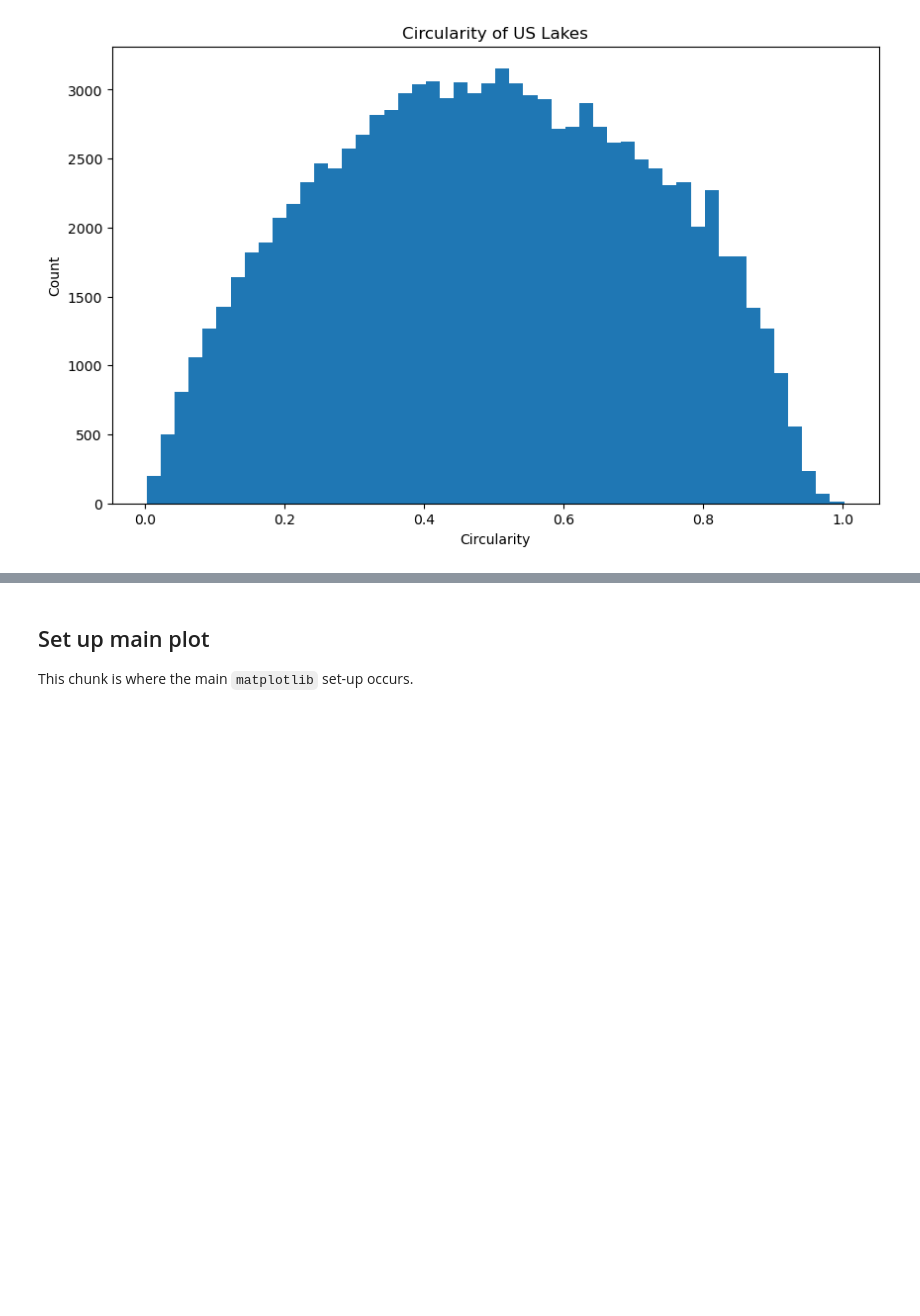
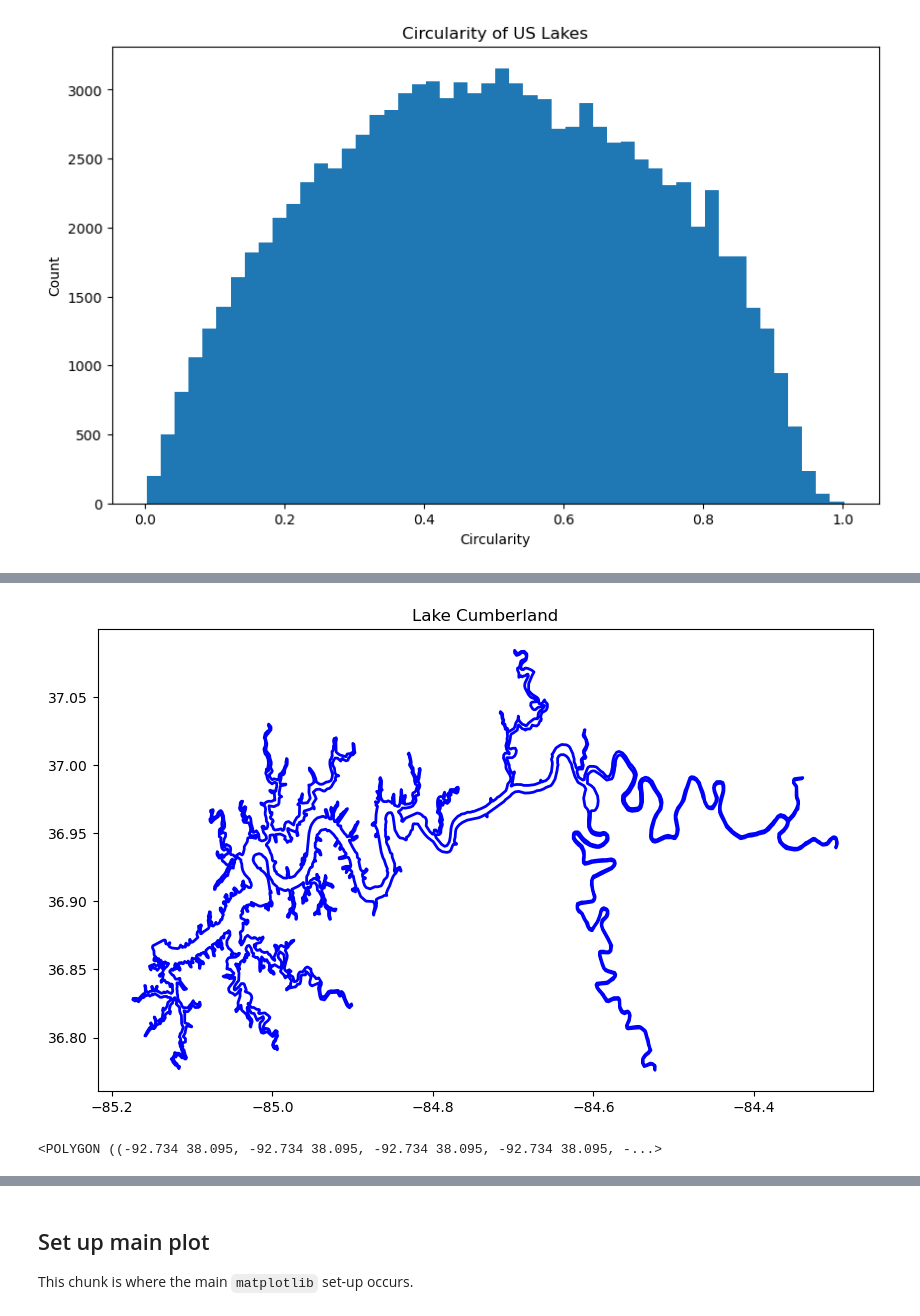
Before and after one commit to DOI-USGS/vizlab-chart-challenge-23, a Jupyter notebook: 11_circular_jhariharan/empty_template_script.ipynb, the cells around one changed output, grey strips where cells are left out. Cells and saved outputs as stored; diff of their text form; code cells hidden in the pictures; blank space fills up the shorter version.

```diff
--- a/11_circular_jhariharan/empty_template_script.ipynb
+++ b/11_circular_jhariharan/empty_template_script.ipynb
@@ -60,0 +147,25 @@ plt.show()
+# %%
+# plot figure
+fig, ax = plt.subplots(figsize=(10, 6))
+# plot the lake
+x, y = least_circular_geom.exterior.xy
+ax.plot(x, y, color="blue", linewidth=2)
+# add the name of the lake
+ax.set_title(f"{least_circular_name}")
+plt.show()
+# %% [output]
+[figure, added]
+# %%
+# second least circular lake
+# get the index of the second least circular lake
+second_least_circular_idx = us_gdf["circularity"].sort_values().index[1]
+# get the geometry of the second least circular lake
+second_least_circular_geom = us_gdf.loc[second_least_circular_idx, "geometry"]
+# get the circularity of the second least circular lake
+second_least_circular_circ = us_gdf.loc[second_least_circular_idx, "circularity"]
+# get the name of the second least circular lake
+second_least_circular_name = us_gdf.loc[second_least_circular_idx, "Lake_name"]
+# plot the lake
+second_least_circular_geom
+# %% [output]
+<POLYGON ((-92.734 38.095, -92.734 38.095, -92.734 38.095, -92.734 38.095, -...>
```
Also changed, not shown: parts of 21 cells of this notebook.
